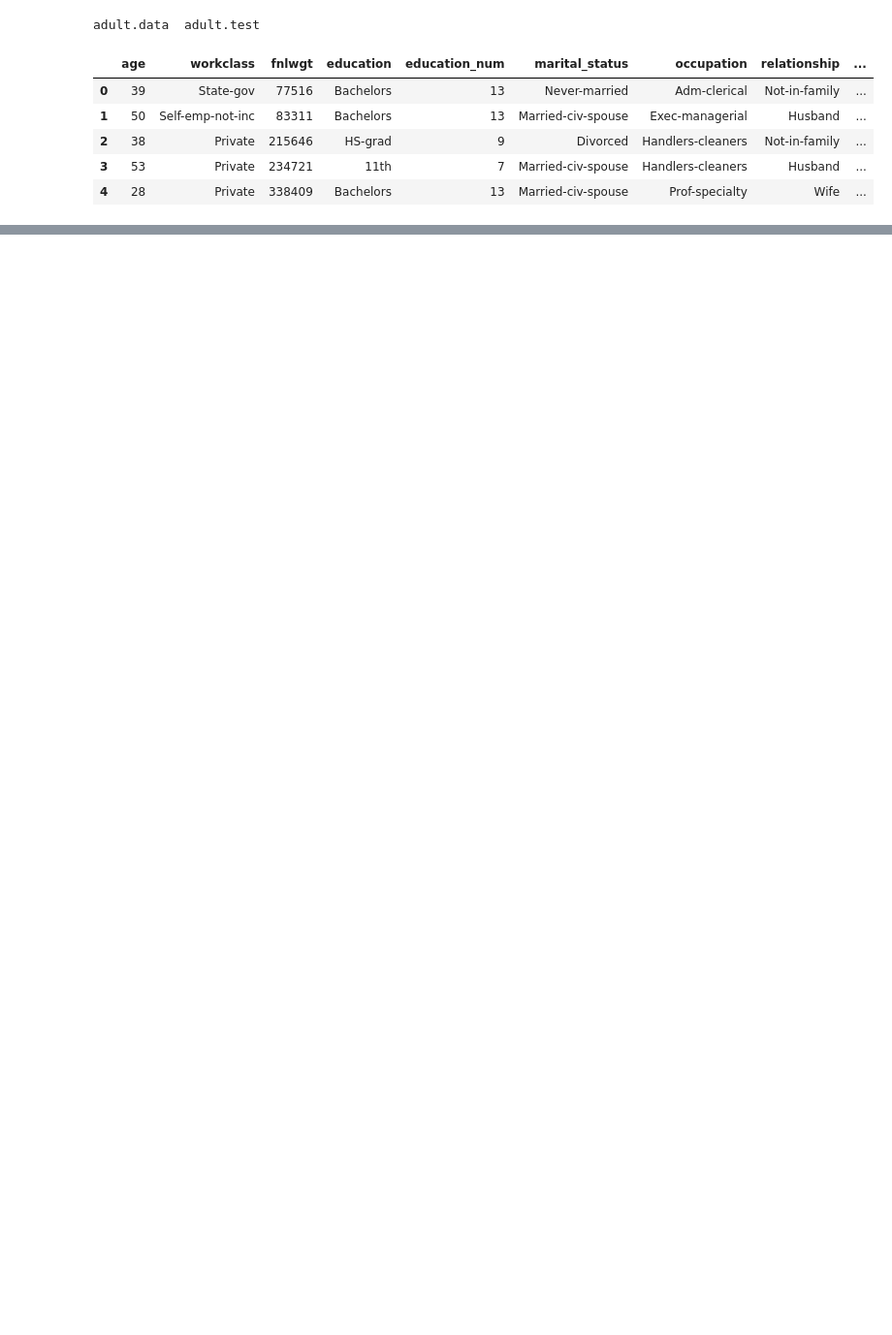
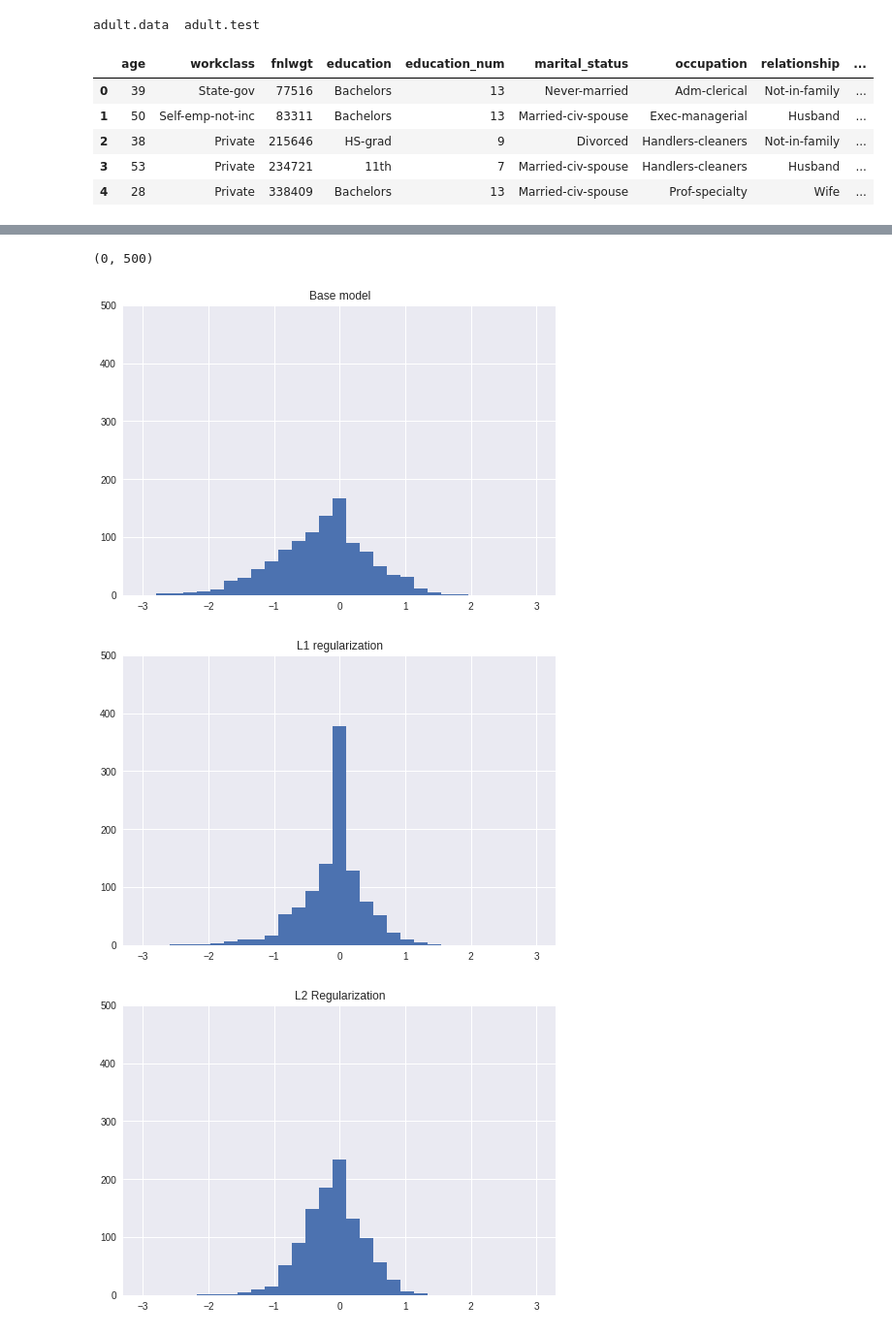
Before and after one commit to HUSTneeb/GoogleColabCode, a Jupyter notebook: TensorFlowLearning11.ipynb, the cells around one changed output, grey strips where cells are left out. Shown at 97% size. Saved outputs shown, nothing was run; the diff lists cells and outputs as text; code cells hidden in the pictures; blank space fills up the shorter version.

```diff
--- a/TensorFlowLearning11.ipynb
+++ b/TensorFlowLearning11.ipynb
@@ -106,0 +147,3 @@ RuntimeError: ignored
+# %%
+age=fc.numeric_column('age')
+fc.input_layer(feature_batch,[age]).numpy()
@@ -106,0 +281,5 @@ RuntimeError: ignored
+# %%
+age_buckets=tf.feature_column.bucketized_column(
+age,boundaries=[18,25,30,35,40,45,50,55,60,65])
+
+fc.input_layer(feature_batch,[age,age_buckets]).numpy()
@@ -106,0 +450,39 @@ RuntimeError: ignored
+# %%
+def get_flat_weights(model):
+  weight_names=[
+      name for name in model.get_variable_names()
+      if "linear_model" in name and 'Ftrl' not in name]
+  weight_values=[model.get_variable_value(name) for name in weight_names]
+  weights_flat=np.concatenate([item.flatten() for item in weight_values],axis=0)
+
+  return weights_flat
+
+weights_flat=get_flat_weights(model)
+weights_flat_l1=get_flat_weights(model_l1)
+weights_flat_l2=get_flat_weights(model_l2)
+# %%
+weight_mask=weights_flat !=0
+
+weights_base=weights_flat[weight_mask]
+weights_l1=weights_flat_l1[weight_mask]
+weights_l2=weights_flat_l2[weight_mask]
+
+plt.figure()
+_=plt.hist(weights_base,bins=np.linspace(-3,3,30))
+plt.title("Base model")
+plt.ylim([0,500])
+
+plt.figure()
+_=plt.hist(weights_l1,bins=np.linspace(-3,3,30))
+plt.title("L1 regularization")
+plt.ylim([0,500])
+
+plt.figure()
+_=plt.hist(weights_l2,bins=np.linspace(-3,3,30))
+plt.title("L2 Regularization")
+plt.ylim([0,500])
+# %% [output]
+(0, 500)
+[figure, added]
+[figure, added]
+[figure, added]
```
Also changed, not shown: parts of 23 cells of this notebook.
